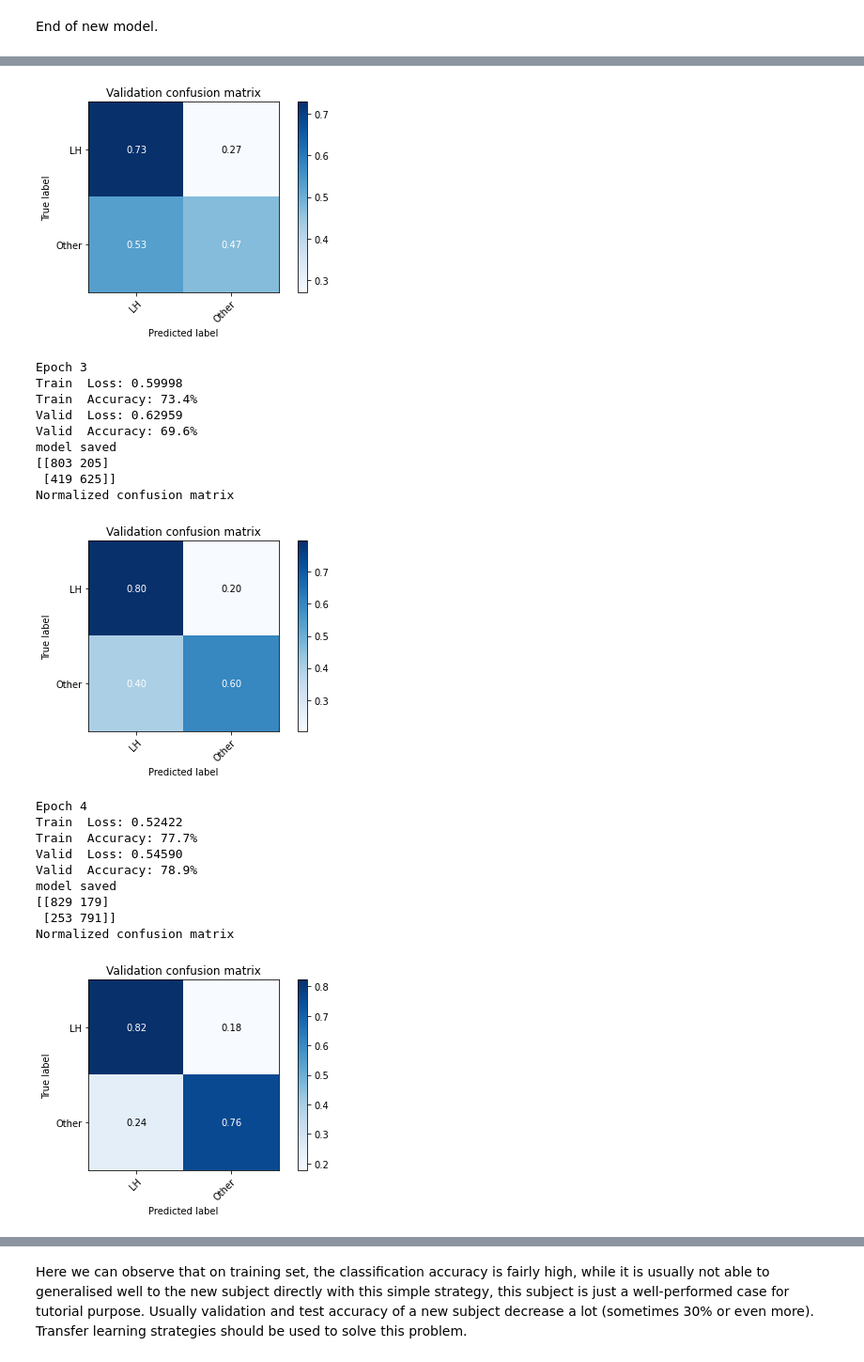
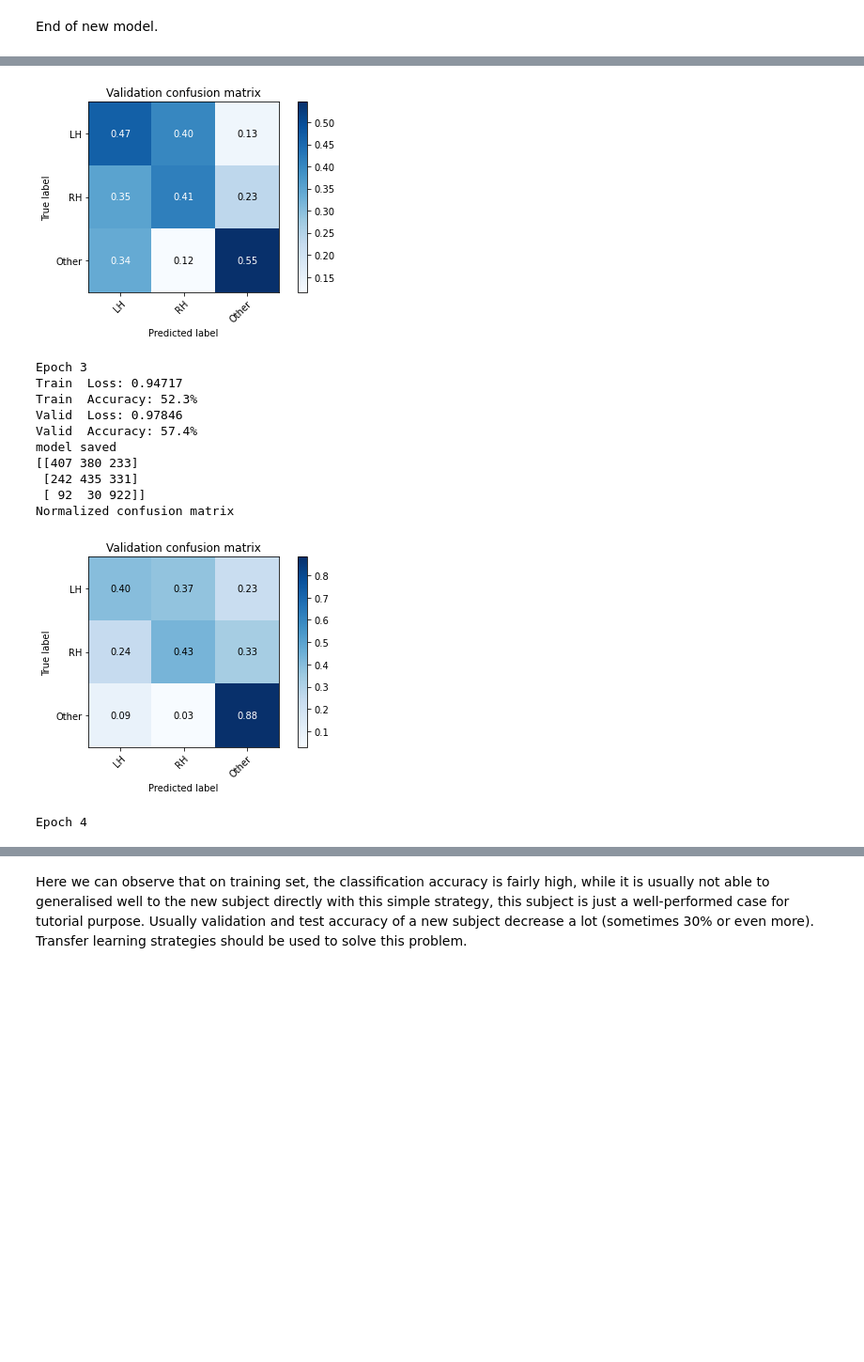
Before and after one commit to phanquanghung/eeg-motor-imagery, a Jupyter notebook: train_novel.ipynb, the cells around one changed output, grey strips where cells are left out. Shown at 94% size. Cells and saved outputs as stored; diff of their text form; code cells hidden in the pictures; blank space fills up the shorter version.

```diff
--- a/train_novel.ipynb
+++ b/train_novel.ipynb
@@ -116,7 +116,7 @@ from braindecode.models import ShallowFBCSPNet, EEGNetv1, EEGNetv4
 
 model = EEGNetv4(
     in_chans = 32,
-    n_classes = 2,
+    n_classes = 3,
     input_window_samples=256,
 )
 # %%
@@ -137,7 +137,7 @@ Tlosses, Taccuracies = [], []
 Vlosses, Vaccuracies = [], []
 highest_acc = 0
 
-savename = "right_hand.pth"
+savename = "three_classes.pth"
 
 start=time.time()
 
@@ -221,14 +221,14 @@ for i_epoch in range(50):
 
                 highest_acc=accuracy
                 print('model saved')
+                plot_confusion_matrix(dataset.y, predicted_labels,
+                                      classes=['LH', 'RH', 'Other'], normalize=True,
+                                      title='Validation confusion matrix')
+                plt.show()
                 # plot_confusion_matrix(dataset.y, predicted_labels,
-                #                       classes=['LH', 'RH', 'Other'], normalize=True,
+                #                       classes=['LH', 'Other'], normalize=True,
                 #                       title='Validation confusion matrix')
                 # plt.show()
-                plot_confusion_matrix(dataset.y, predicted_labels,
-                                      classes=['LH', 'Other'], normalize=True,
-                                      title='Validation confusion matrix')
-                plt.show()
         else:
             average_acc.append(accuracy)
             average_loss.append(accuracy)
@@ -267,22 +270,14 @@ model saved
 Normalized confusion matrix
-[figure, old version]
+[figure, new version]
 Epoch 3
-Train  Loss: 0.59998
-Train  Accuracy: 73.4%
-Valid  Loss: 0.62959
-Valid  Accuracy: 69.6%
+Train  Loss: 0.94717
+Train  Accuracy: 52.3%
+Valid  Loss: 0.97846
+Valid  Accuracy: 57.4%
 model saved
-[[803 205]
- [419 625]]
+[[407 380 233]
+ [242 435 331]
+ [ 92  30 922]]
 Normalized confusion matrix
-[figure, old version]
+[figure, new version]
 Epoch 4
-Train  Loss: 0.52422
-Train  Accuracy: 77.7%
-Valid  Loss: 0.54590
-Valid  Accuracy: 78.9%
-model saved
-[[829 179]
- [253 791]]
-Normalized confusion matrix
-[figure, removed]
```
Also changed, not shown: parts of 8 cells of this notebook, 6 other files.
